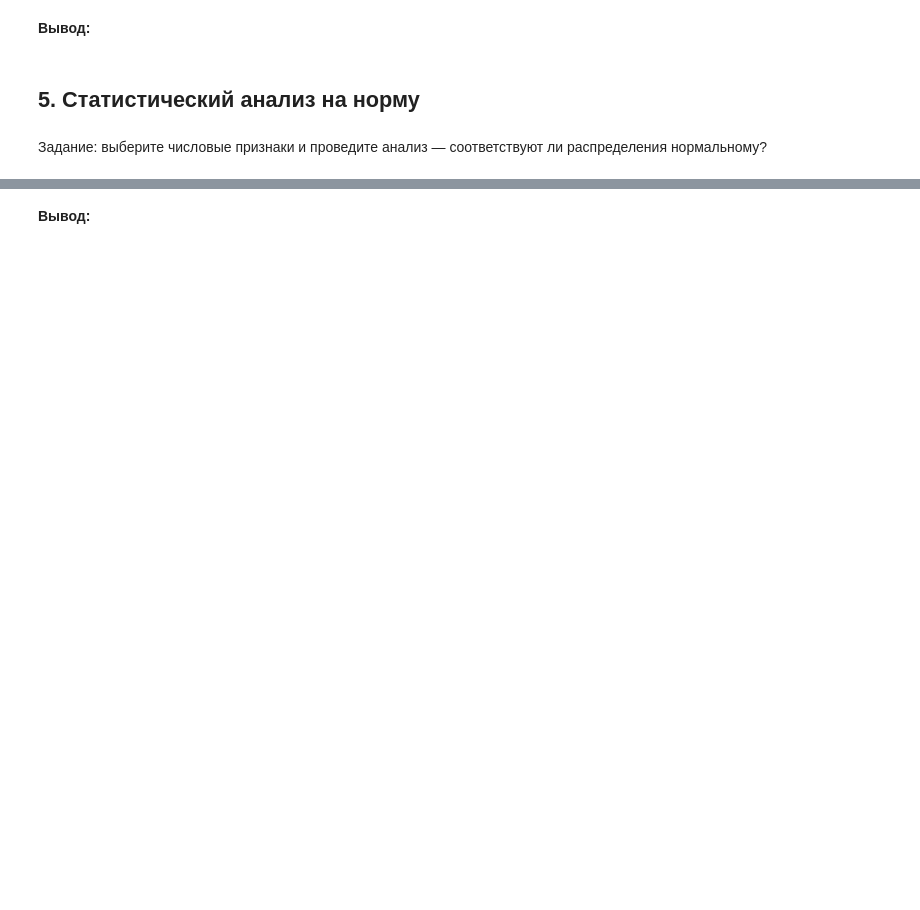
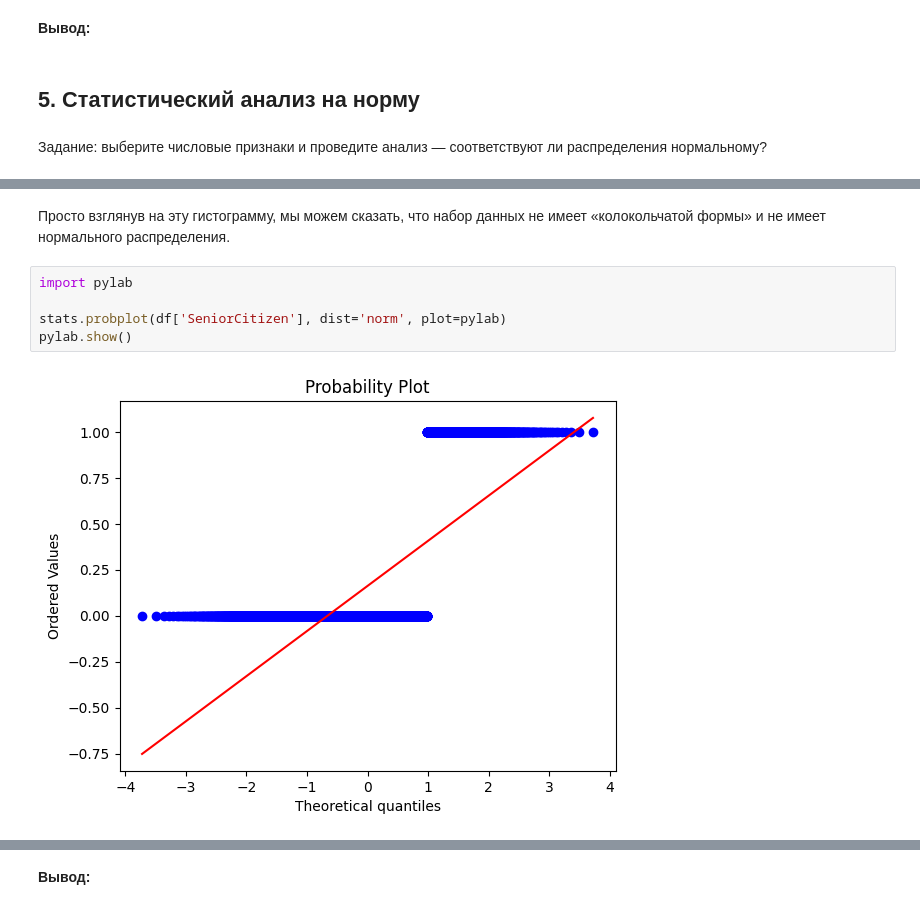
Before and after one commit to W1llAnn/1tdata-homework, a Jupyter notebook: 1.4 - homework PRO.ipynb, the cells around one changed output, grey strips where cells are left out. Drawn from its saved outputs; the diff is of its cells as text; blank space fills up the shorter version.

```diff
--- a/1.4 - homework PRO.ipynb
+++ b/1.4 - homework PRO.ipynb
@@ -269,0 +488,9 @@ df['TotalCharges'].fillna(0, inplace=True)
+# %% [markdown]
+Просто взглянув на эту гистограмму, мы можем сказать, что набор данных не имеет «колокольчатой формы» и не имеет нормального распределения.
+# %%
+import pylab
+
+stats.probplot(df['SeniorCitizen'], dist='norm', plot=pylab)
+pylab.show()
+# %% [output]
+[figure, added]
```
Also changed, not shown: parts of 163 cells of this notebook.
